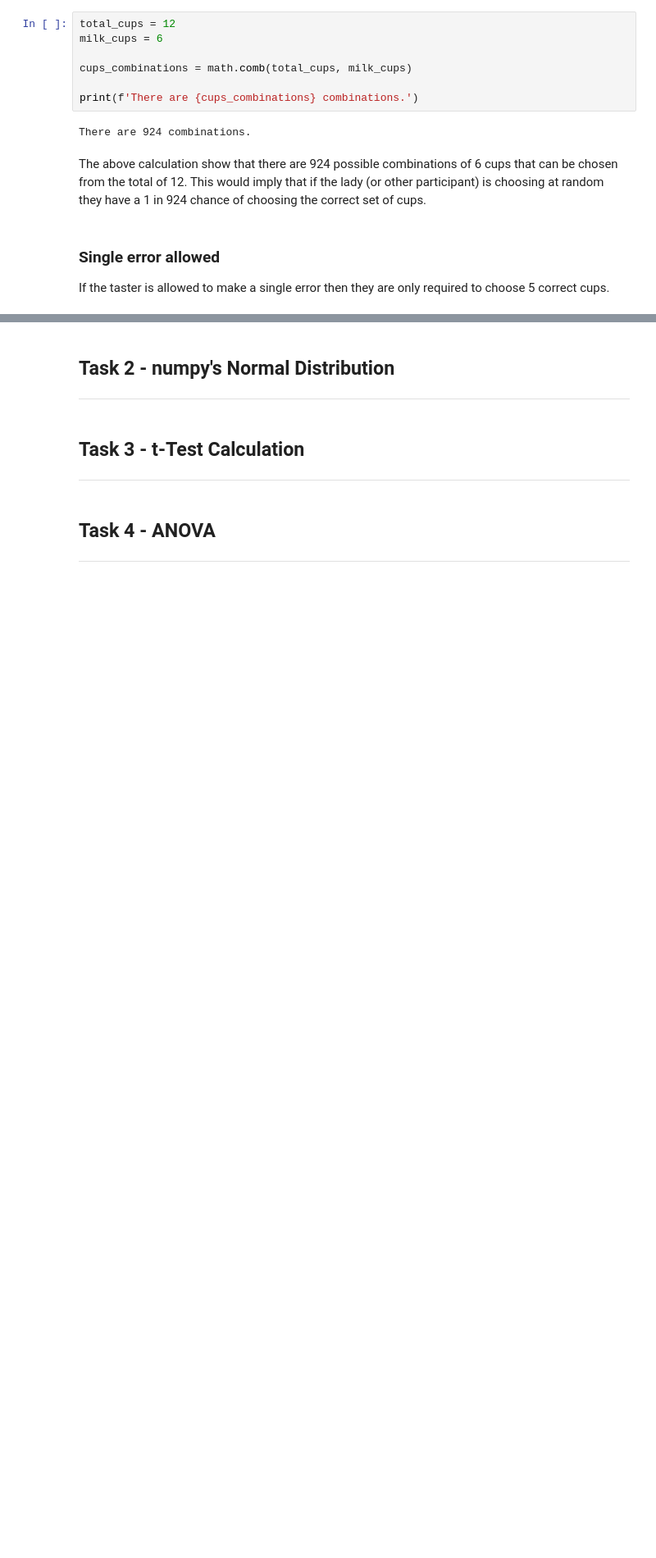
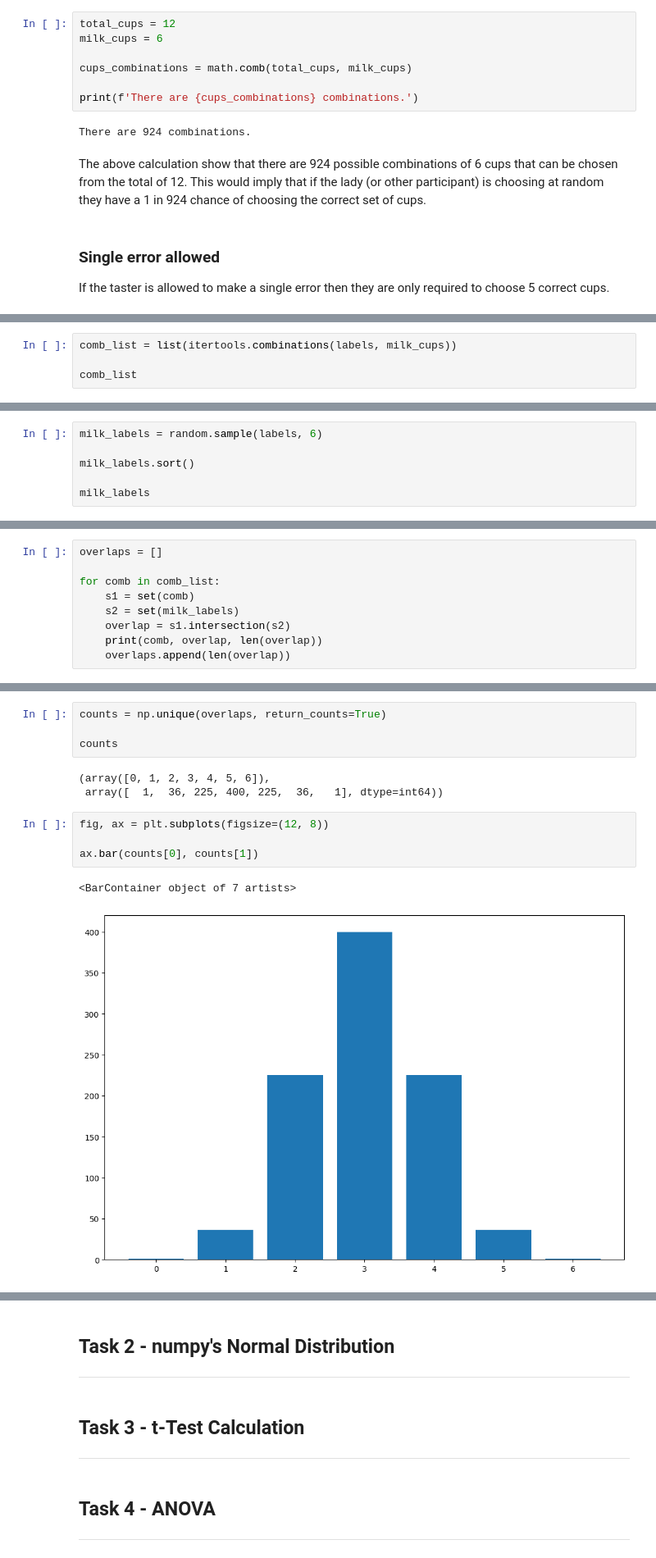
Before and after one commit to tomdbrophy/applied_statistics, a Jupyter notebook: tasks.ipynb, the cells around one changed output, grey strips where cells are left out. Shown: that part at 82% size. Saved outputs shown, nothing was run; the diff lists cells and outputs as text; blank space fills up the shorter version.

```diff
--- a/tasks.ipynb
+++ b/tasks.ipynb
@@ -37,0 +37,4 @@ cups_combinations
+# %%
+comb_list = list(itertools.combinations(labels, milk_cups))
+
+comb_list
@@ -37,0 +63,6 @@ cups_combinations
+# %%
+milk_labels = random.sample(labels, 6)
+
+milk_labels.sort()
+
+milk_labels
@@ -37,0 +75,9 @@ cups_combinations
+# %%
+overlaps = []
+
+for comb in comb_list:
+    s1 = set(comb)
+    s2 = set(milk_labels)
+    overlap = s1.intersection(s2)
+    print(comb, overlap, len(overlap))
+    overlaps.append(len(overlap))
@@ -37,0 +106,14 @@ cups_combinations
+# %%
+counts = np.unique(overlaps, return_counts=True)
+
+counts
+# %% [output]
+(array([0, 1, 2, 3, 4, 5, 6]),
+ array([  1,  36, 225, 400, 225,  36,   1], dtype=int64))
+# %%
+fig, ax = plt.subplots(figsize=(12, 8))
+
+ax.bar(counts[0], counts[1])
+# %% [output]
+<BarContainer object of 7 artists>
+[figure, added]
```
Also changed, not shown: parts of 12 cells of this notebook.
